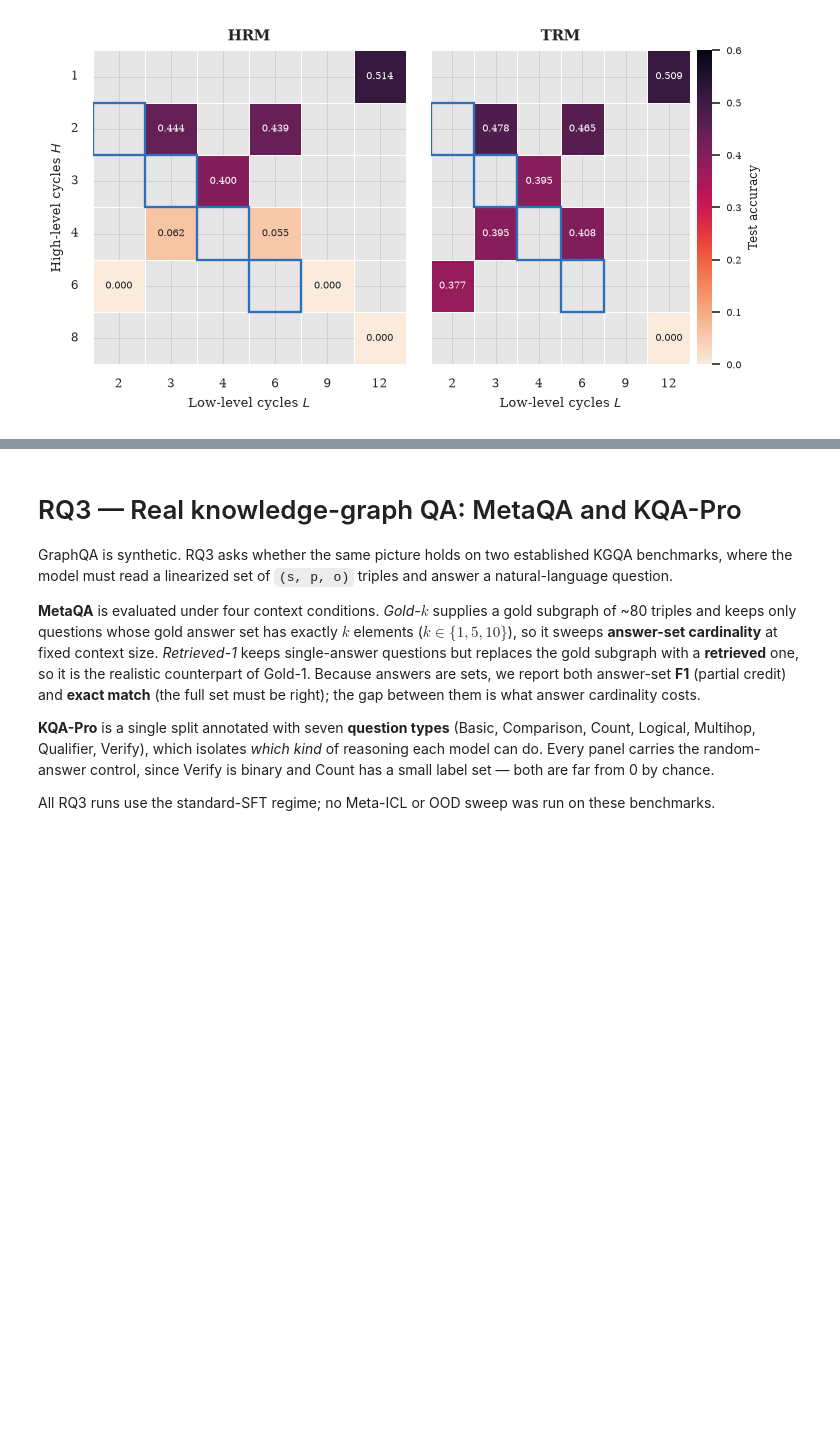
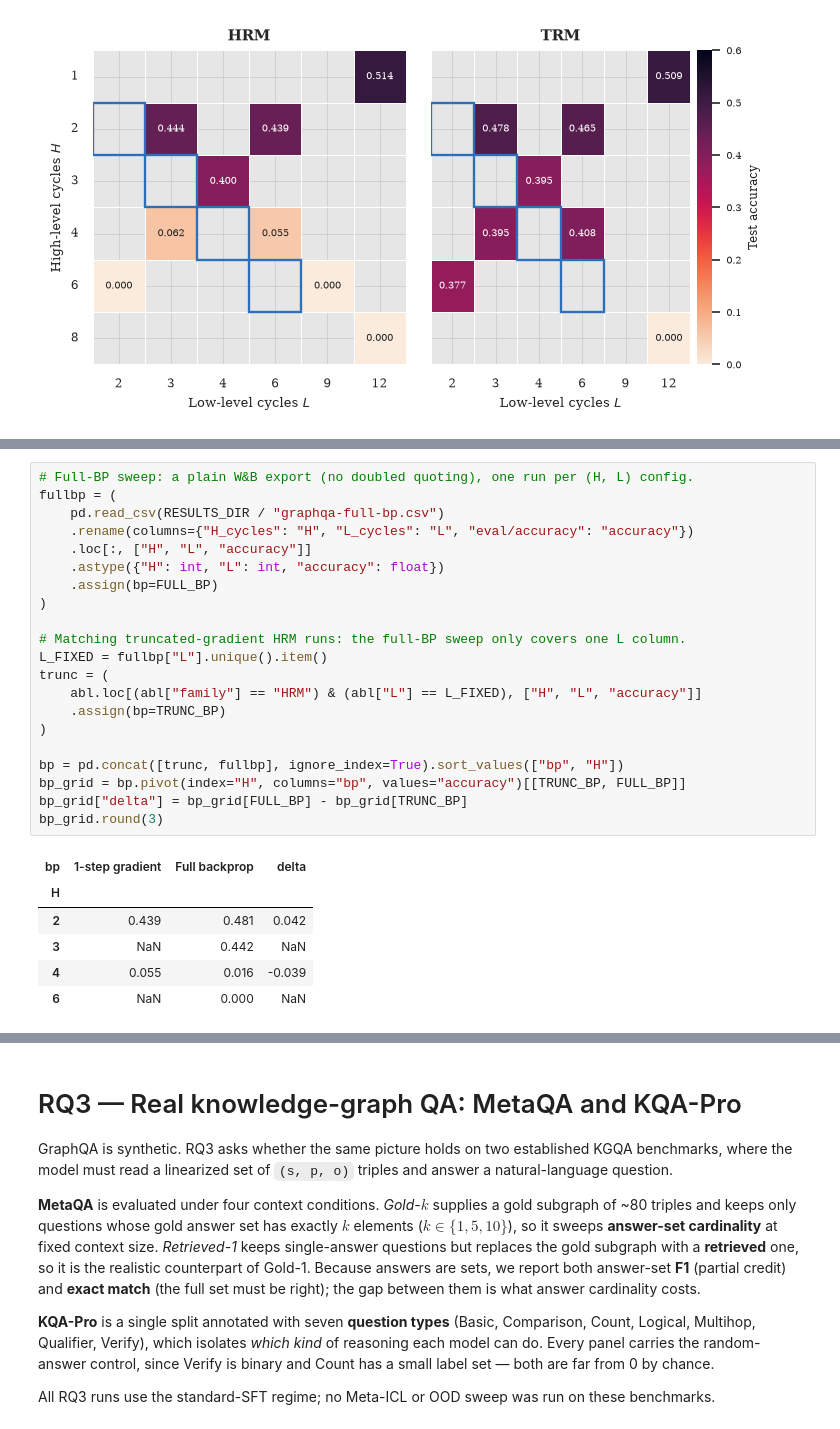
Before and after one commit to MariusAAROS/HRM-Text-for-Graphs, a Jupyter notebook: report/paper_results.ipynb, the cells around one changed output, grey strips where cells are left out. Cells and saved outputs as stored; diff of their text form; blank space fills up the shorter version.

```diff
--- a/report/paper_results.ipynb
+++ b/report/paper_results.ipynb
@@ -711,0 +748,28 @@ plot_hl_heatmaps()
+# %%
+# Full-BP sweep: a plain W&B export (no doubled quoting), one run per (H, L) config.
+fullbp = (
+    pd.read_csv(RESULTS_DIR / "graphqa-full-bp.csv")
+    .rename(columns={"H_cycles": "H", "L_cycles": "L", "eval/accuracy": "accuracy"})
+    .loc[:, ["H", "L", "accuracy"]]
+    .astype({"H": int, "L": int, "accuracy": float})
+    .assign(bp=FULL_BP)
+)
+
+# Matching truncated-gradient HRM runs: the full-BP sweep only covers one L column.
+L_FIXED = fullbp["L"].unique().item()
+trunc = (
+    abl.loc[(abl["family"] == "HRM") & (abl["L"] == L_FIXED), ["H", "L", "accuracy"]]
+    .assign(bp=TRUNC_BP)
+)
+
+bp = pd.concat([trunc, fullbp], ignore_index=True).sort_values(["bp", "H"])
+bp_grid = bp.pivot(index="H", columns="bp", values="accuracy")[[TRUNC_BP, FULL_BP]]
+bp_grid["delta"] = bp_grid[FULL_BP] - bp_grid[TRUNC_BP]
+bp_grid.round(3)
+# %% [output]
+| bp | 1-step gradient | Full backprop | delta |
+| H |  |  |  |
+| 2 | 0.439 | 0.481 | 0.042 |
+| 3 | NaN | 0.442 | NaN |
+| 4 | 0.055 | 0.016 | -0.039 |
+| 6 | NaN | 0.000 | NaN |
```
Also changed, not shown: parts of 8 cells of this notebook, 11 other files.
